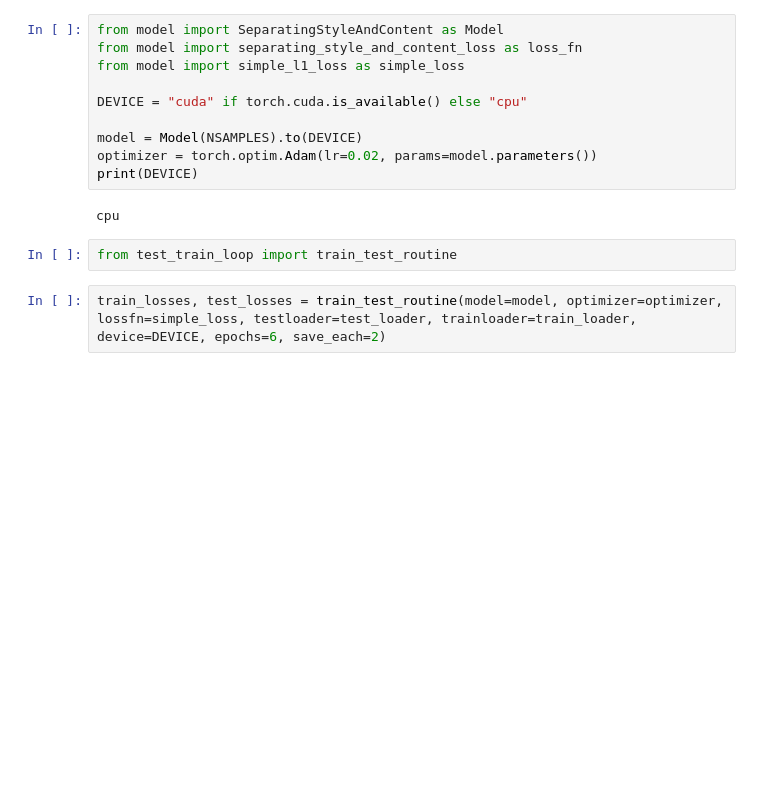
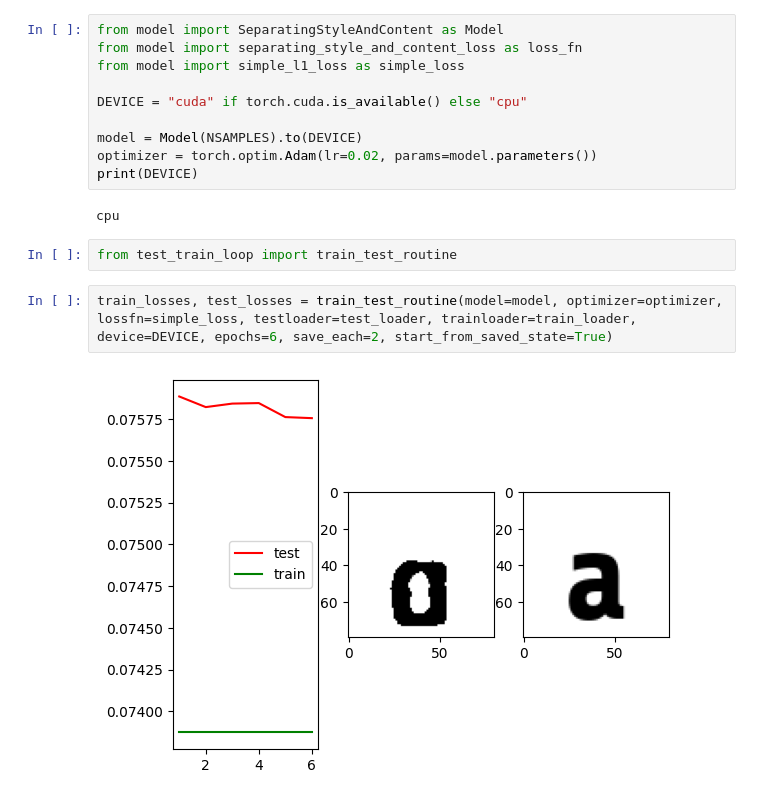
Before and after one commit to s3midetnov/mlhard, a Jupyter notebook: models/SeparatingStyleAndContent/main.ipynb, the cells around one changed output. Drawn from its saved outputs; the diff is of its cells as text; blank space fills up the shorter version.

```diff
--- a/models/SeparatingStyleAndContent/main.ipynb
+++ b/models/SeparatingStyleAndContent/main.ipynb
@@ -49,6 +49,8 @@ cpu
 # %%
 from test_train_loop import train_test_routine
 # %%
-train_losses, test_losses = train_test_routine(model=model, optimizer=optimizer, lossfn=simple_loss, testloader=test_loader, trainloader=train_loader, device=DEVICE, epochs=6, save_each=2)
+train_losses, test_losses = train_test_routine(model=model, optimizer=optimizer, lossfn=simple_loss, testloader=test_loader, trainloader=train_loader, device=DEVICE, epochs=6, save_each=2, start_from_saved_state=True)
+# %% [output]
+[figure, added]
 # %%
 train_losses, test_losses
```
Also changed, not shown: parts of 2 cells of this notebook, 2 other files.
